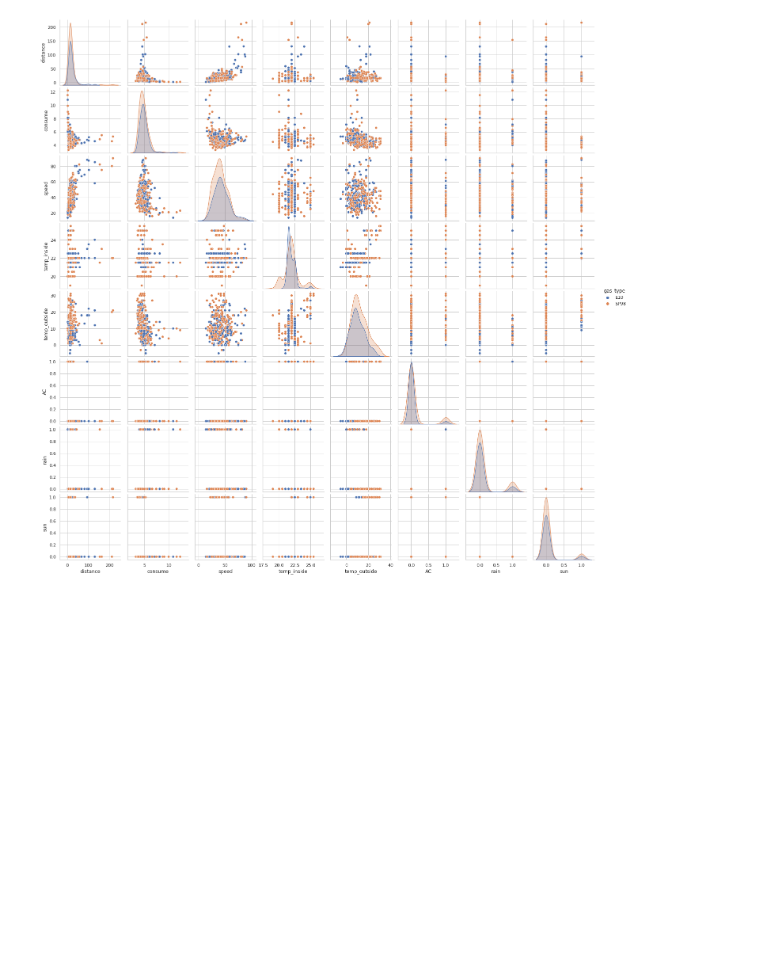
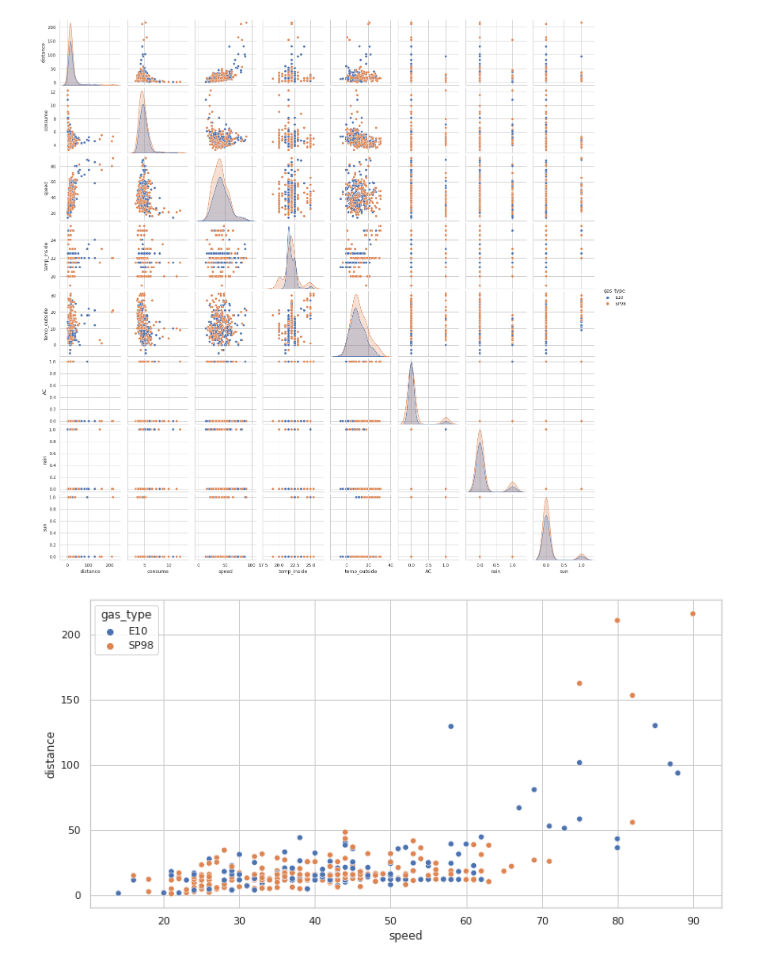
Before and after one commit to VictorRodriguezIronhack/reto_data, a Jupyter notebook: 02_visual.ipynb, the cells around one changed output. Saved outputs shown, nothing was run; the diff lists cells and outputs as text; code cells hidden in the pictures; blank space fills up the shorter version.

Commit message:
visualizaciones a medias 👀

```diff
--- a/02_visual.ipynb
+++ b/02_visual.ipynb
@@ -13,7 +13,7 @@ import plotly.graph_objects as go
 
 
 sns.set_context('poster')
-sns.set(rc={'figure.figsize': (16., 9.)})
+sns.set(rc={'figure.figsize': (12., 6.)})
 sns.set_style('whitegrid')
 # %%
 mesur = pd.read_csv('export/mesur_clean.csv')
@@ -35,0 +38,4 @@ sns.pairplot(mesur, hue="gas_type");
+# %%
+sns.scatterplot(x="speed", y="distance", hue="gas_type",data=mesur);
+# %% [output]
+[figure, added]
```
Also changed, not shown: parts of 11 cells of this notebook.
